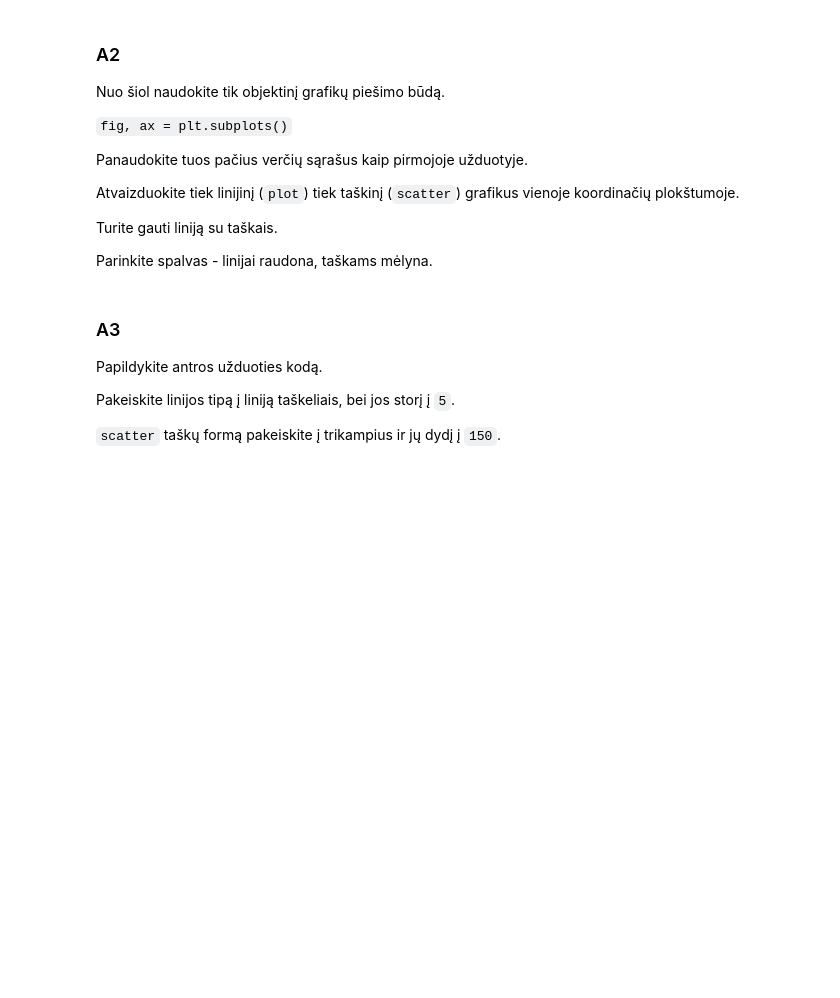
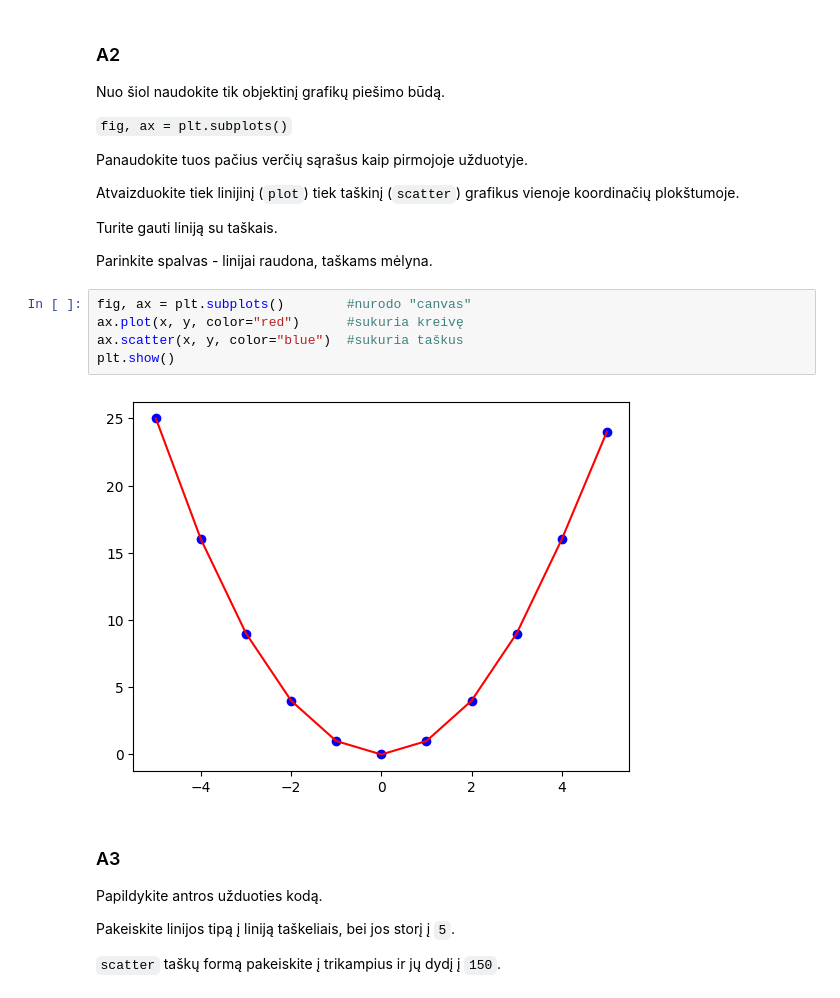
Before and after one commit to IevaRadaviciute/obsidian-translations, a Jupyter notebook: Python_Lab_9.ipynb, the cells around one changed output. Saved outputs shown, nothing was run; the diff lists cells and outputs as text; blank space fills up the shorter version.

```diff
--- a/Python_Lab_9.ipynb
+++ b/Python_Lab_9.ipynb
@@ -47,6 +53,13 @@ Atvaizduokite tiek linijinį (`plot`) tiek taškinį (`scatter`) grafikus vienoj
 Turite gauti liniją su taškais.
 
 Parinkite spalvas - linijai raudona, taškams mėlyna.
+# %%
+fig, ax = plt.subplots()        #nurodo "canvas"
+ax.plot(x, y, color="red")      #sukuria kreivę
+ax.scatter(x, y, color="blue")  #sukuria taškus
+plt.show()
+# %% [output]
+[figure, added]
 # %% [markdown]
 ### A3
 
```
Also changed, not shown: parts of 11 cells of this notebook.
